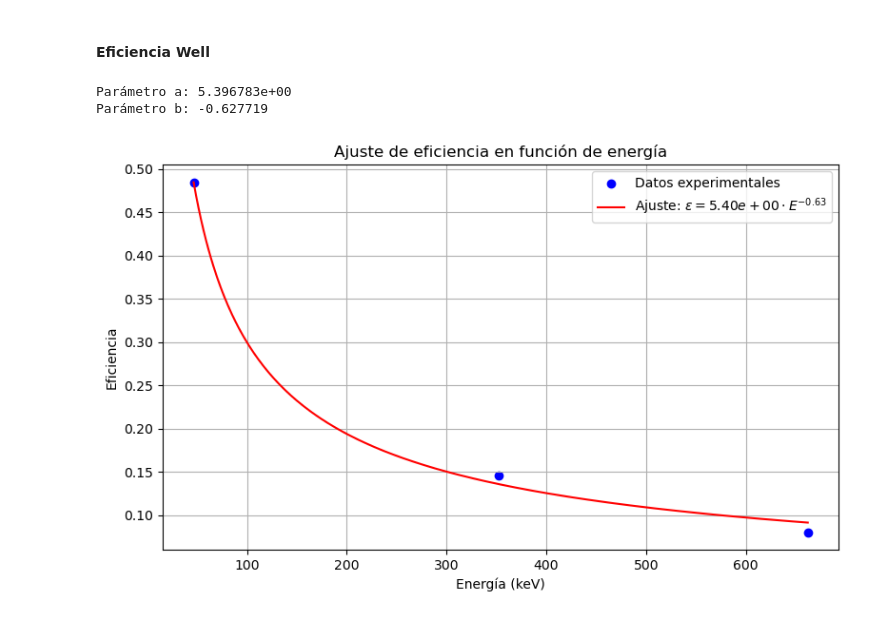
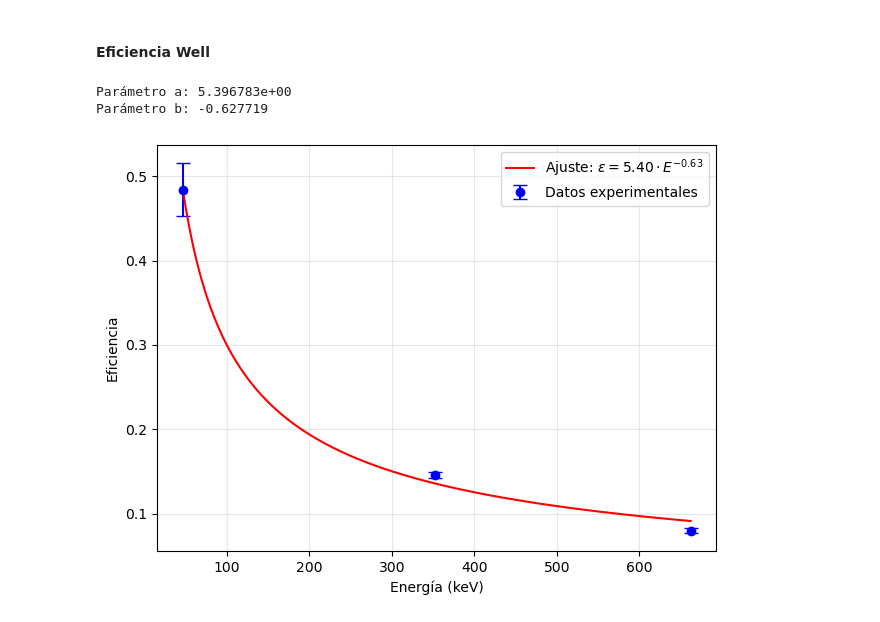
Before and after one commit to saisito/MedNuk_especial, a Jupyter notebook: process.ipynb, the cells around one changed output. Cells and saved outputs as stored; diff of their text form; code cells hidden in the pictures.

```diff
--- a/process.ipynb
+++ b/process.ipynb
@@ -361,14 +360,17 @@ import matplotlib.pyplot as plt
 from scipy.optimize import curve_fit
 
 # Datos
-E = np.array([121.7817, 244.6974, 344.2787,
-               443.9606, 1408.013, 1085.837, 511, 1274.537])
+E = np.array([121.7817, 244.6974, 344.2787, 443.9606,
+              1408.013, 1085.837, 511, 1274.537])
 
 Eficiencia = np.array([
-                       0.004855477961117568, 0.002827151466973118, 0.0022048630494630886,
-                       0.0017913303346990099,
-                       0.0006317650057242007, 0.0009753866688973304, 0.0015972763038564228,
-                       0.0007138220000563729])
+    0.004855477961117568, 0.002827151466973118, 0.0022048630494630886,
+    0.0017913303346990099, 0.0006317650057242007, 0.0009753866688973304,
+    0.0015972763038564228, 0.0007138220000563729
+])
+
+# Errores: 5% de cada eficiencia
+err_eficiencia = 0.05 * Eficiencia
 
 # Modelo de ajuste: eficiencia = a * E^b
 def modelo(E, a, b):
@@ -386,14 +388,10 @@ E_fit = np.linspace(min(E), max(E), 500)
 Eficiencia_fit = modelo(E_fit, a, b)
 
 # Graficar
-# plt.figure(figsize=(8, 5))
-plt.scatter(E, Eficiencia, color='blue', label='Datos experimentales')
+plt.errorbar(E, Eficiencia, yerr=err_eficiencia, fmt='o', color='blue', capsize=5, label='Datos experimentales')
 plt.plot(E_fit, Eficiencia_fit, color='red', label=f'Ajuste: $\\epsilon = {a:.3f} \\cdot E^{{{b:.3f}}}$')
 plt.xlabel('Energía (keV)')
 plt.ylabel('Eficiencia')
-# plt.title('Ajuste de eficiencia en función de energía')
-# plt.yscale('log')
-# plt.xscale('log')
 plt.legend()
 plt.grid(alpha=0.3)
 plt.tight_layout()
@@ -601,39 +599,35 @@ import matplotlib.pyplot as plt
 from scipy.optimize import curve_fit
 
 # Datos
 E = np.array([46.5, 352, 662])
-
 Eficiencia = np.array([0.484, 0.146, 0.0802])
+err_eficiencia = np.array([0.031, 0.0034, 0.0026])
 
 # Modelo de ajuste: eficiencia = a * E^b
 def modelo(E, a, b):
     return a * E**b
 
 # Ajuste con curve_fit
 parametros, _ = curve_fit(modelo, E, Eficiencia)
 a, b = parametros
 
 print(f"Parámetro a: {a:.6e}")
 print(f"Parámetro b: {b:.6f}")
 
 # Generar puntos para la curva ajustada
 E_fit = np.linspace(min(E), max(E), 500)
 Eficiencia_fit = modelo(E_fit, a, b)
 
 # Graficar
-plt.figure(figsize=(8, 5))
-plt.scatter(E, Eficiencia, color='blue', label='Datos experimentales')
-plt.plot(E_fit, Eficiencia_fit, color='red', label=f'Ajuste: $\\epsilon = {a:.2e} \\cdot E^{{{b:.2f}}}$')
+plt.errorbar(E, Eficiencia, yerr=err_eficiencia, fmt='o', color='blue', label='Datos experimentales', capsize=5)
+plt.plot(E_fit, Eficiencia_fit, color='red', label=f'Ajuste: $\\epsilon = {a:.2f} \\cdot E^{{{b:.2f}}}$')
 plt.xlabel('Energía (keV)')
 plt.ylabel('Eficiencia')
-plt.title('Ajuste de eficiencia en función de energía')
-# plt.yscale('log')
-# plt.xscale('log')
 plt.legend()
-plt.grid(True)
+plt.grid(alpha=0.3)
 plt.tight_layout()
 plt.show()
 # %% [output]
 Parámetro a: 5.396783e+00
 Parámetro b: -0.627719
-[figure, old version]
+[figure, new version]
```
Also changed, not shown: parts of 27 cells of this notebook.
